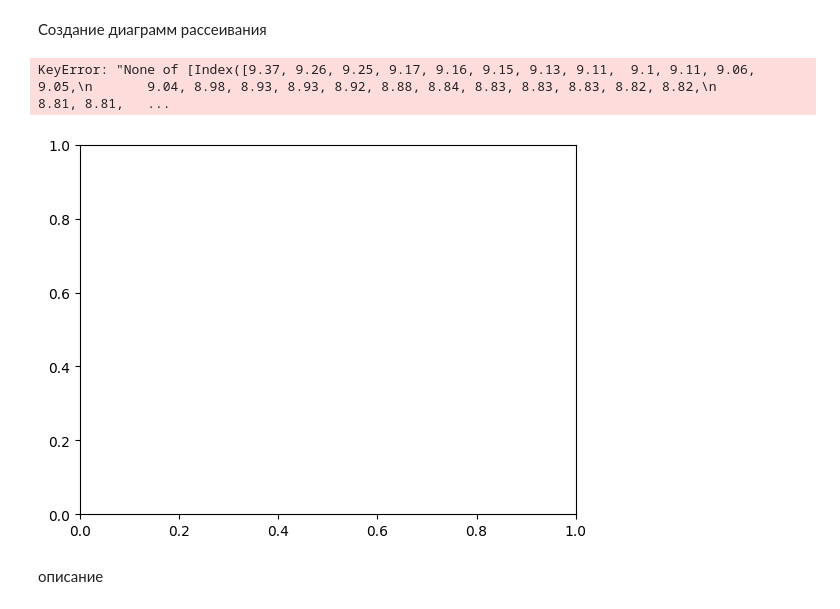
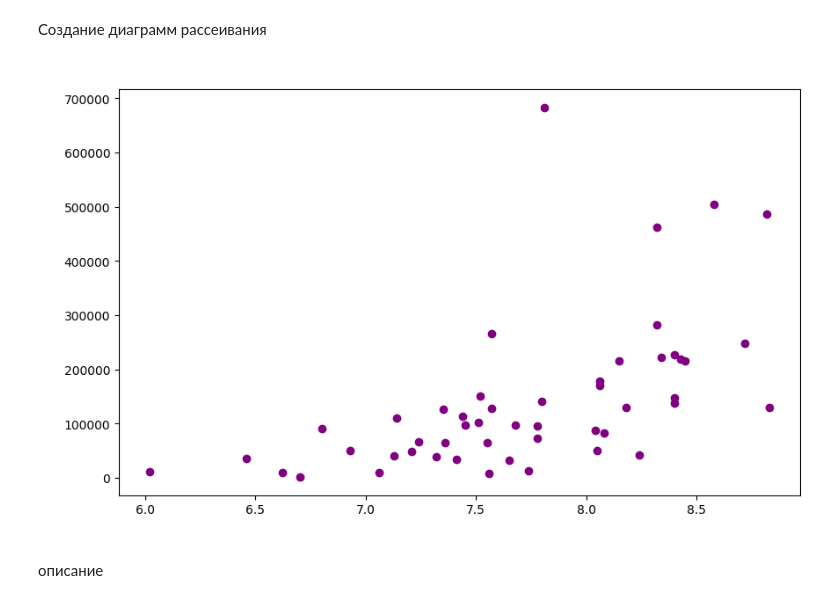
Before and after one commit to GRL7559/Project-PY, a Jupyter notebook: Practics/Graphics.ipynb, the cells around one changed output. Drawn from its saved outputs; the diff is of its cells as text; code cells hidden in the pictures.

```diff
--- a/Practics/Graphics.ipynb
+++ b/Practics/Graphics.ipynb
@@ -9,4 +9,5 @@ import pandas as pd
 import numpy as np
 import matplotlib.pyplot as plt
 df = pd.read_csv('C:\\Users\\User\\Desktop\\N\\VS _ VS Code\\Project PY\\anime.csv')
+df = df.sort_values(by='anime_id')
 # %% [markdown]
@@ -87,13 +74,13 @@ plt.show()
 # %% [markdown]
 Создание диаграмм рассеивания
 # %%
-df.plot.scatter(df['rating'].head(30), df['type'].head(30).value_counts())
-plt.title('Распределение рейтинга по типу')
-plt.xlabel('Рейтинг')
-plt.ylabel('Тип')
+plt.figure(figsize=(10, 6))
+plt.scatter(df['rating'].head(50), df['members'].head(50),color='purple')
+plt.title(' ')
+plt.xlabel(' ')
+plt.ylabel(' ')
 plt.show()
 # %% [output]
-KeyError: "None of [Index([9.37, 9.26, 9.25, 9.17, 9.16, 9.15, 9.13, 9.11,  9.1, 9.11, 9.06, 9.05,\n       9.04, 8.98, 8.93, 8.93, 8.92, 8.88, 8.84, 8.83, 8.83, 8.83, 8.82, 8.82,\n       8.81, 8.81,   ...
-[figure, old version]
+[figure, new version]
 # %% [markdown]
 описание
```
Also changed, not shown: parts of 26 cells of this notebook.
